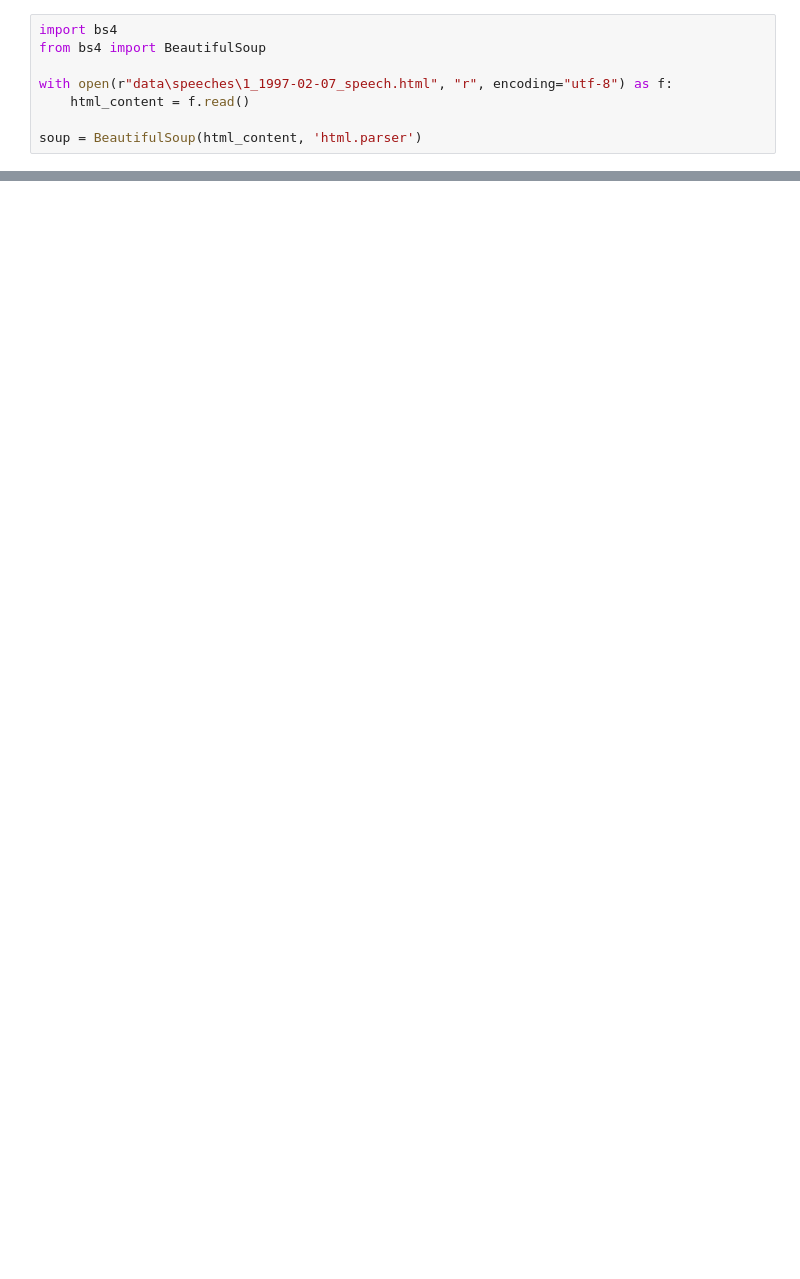
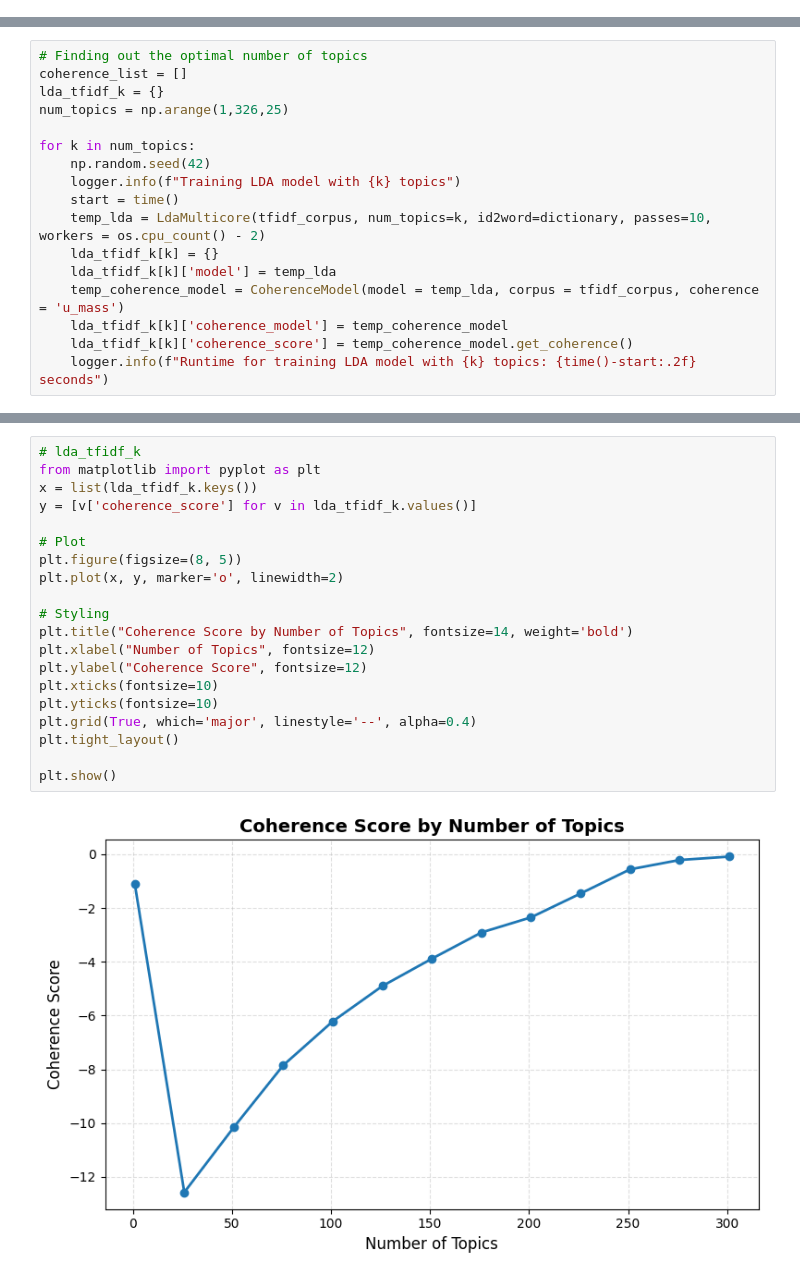
Before and after one commit to Habenzu/ECB_Topic_Chronicles, a Jupyter notebook: scratchpad.ipynb, the cells around one changed output, grey strips where cells are left out. Saved outputs shown, nothing was run; the diff lists cells and outputs as text; blank space fills up the shorter version.

```diff
--- a/scratchpad.ipynb
+++ b/scratchpad.ipynb
@@ -127,8 +0,0 @@ for index, row in datadownloader.metadata_df[datadownloader.metadata_df['file_en
-# %%
-import bs4
-from bs4 import BeautifulSoup
-
-with open(r"data\speeches\1_1997-02-07_speech.html", "r", encoding="utf-8") as f:
-    html_content = f.read()
-
-soup = BeautifulSoup(html_content, 'html.parser')
@@ -408,0 +25,17 @@ Newey, W. K. and West, K. D. (1987). A simple, positive semi-definite, heteroske
+# %%
+# Finding out the optimal number of topics
+coherence_list = []
+lda_tfidf_k = {}
+num_topics = np.arange(1,326,25)
+
+for k in num_topics:
+    np.random.seed(42)
+    logger.info(f"Training LDA model with {k} topics")
+    start = time()
+    temp_lda = LdaMulticore(tfidf_corpus, num_topics=k, id2word=dictionary, passes=10, workers = os.cpu_count() - 2)
+    lda_tfidf_k[k] = {}
+    lda_tfidf_k[k]['model'] = temp_lda
+    temp_coherence_model = CoherenceModel(model = temp_lda, corpus = tfidf_corpus, coherence = 'u_mass')
+    lda_tfidf_k[k]['coherence_model'] = temp_coherence_model
+    lda_tfidf_k[k]['coherence_score'] = temp_coherence_model.get_coherence()
+    logger.info(f"Runtime for training LDA model with {k} topics: {time()-start:.2f} seconds")
@@ -408,0 +60,22 @@ Newey, W. K. and West, K. D. (1987). A simple, positive semi-definite, heteroske
+# %%
+# lda_tfidf_k
+from matplotlib import pyplot as plt
+x = list(lda_tfidf_k.keys())
+y = [v['coherence_score'] for v in lda_tfidf_k.values()]
+
+# Plot
+plt.figure(figsize=(8, 5))
+plt.plot(x, y, marker='o', linewidth=2)
+
+# Styling
+plt.title("Coherence Score by Number of Topics", fontsize=14, weight='bold')
+plt.xlabel("Number of Topics", fontsize=12)
+plt.ylabel("Coherence Score", fontsize=12)
+plt.xticks(fontsize=10)
+plt.yticks(fontsize=10)
+plt.grid(True, which='major', linestyle='--', alpha=0.4)
+plt.tight_layout()
+
+plt.show()
+# %% [output]
+[figure, added]
```
Also changed, not shown: parts of 21 cells of this notebook, 19 other files.
